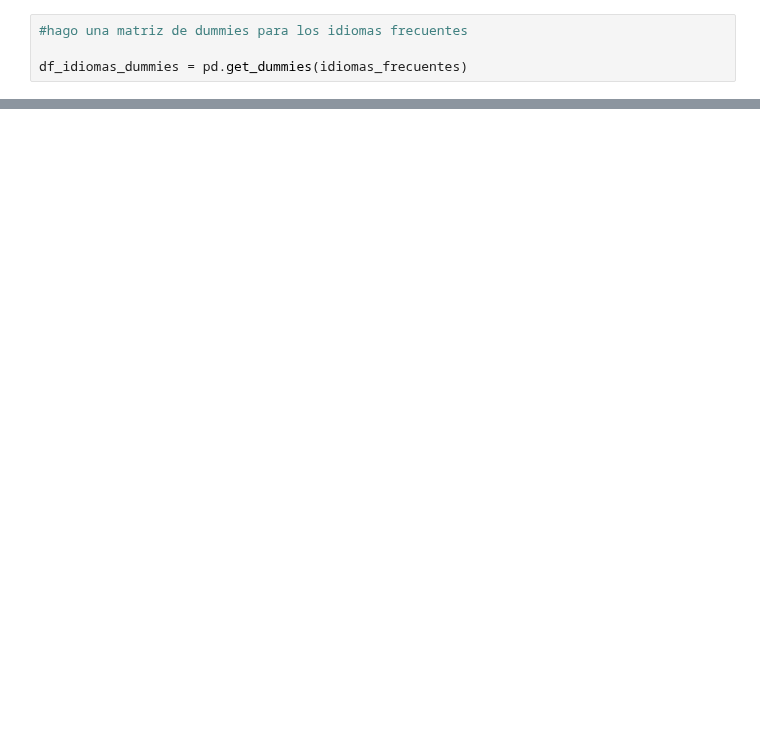
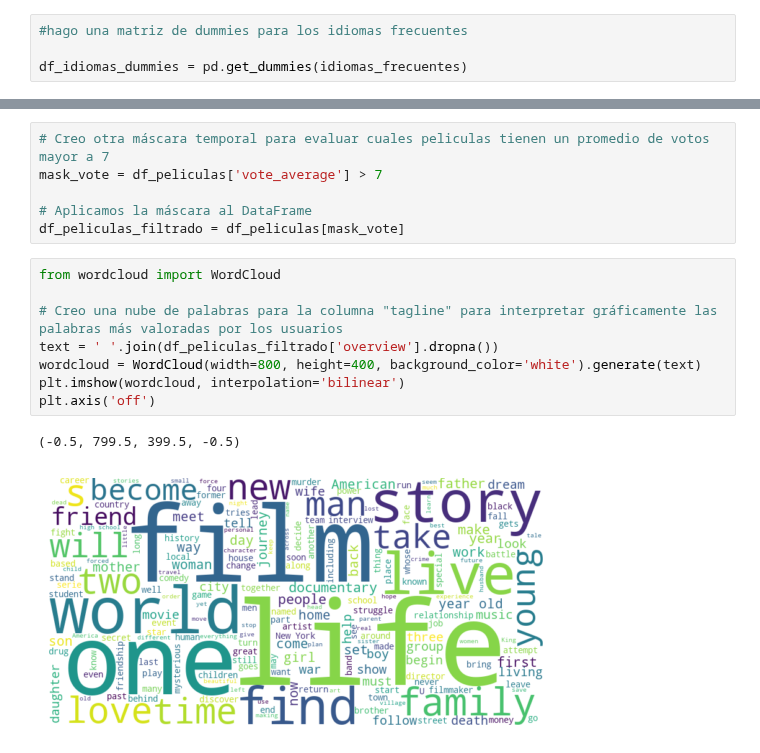
Before and after one commit to JuliaGastellu/MVP_recomendacion_recomendacion, a Jupyter notebook: proyecto/notebooks/EDA_PI01.ipynb, the cells around one changed output, grey strips where cells are left out. Drawn from its saved outputs; the diff is of its cells as text; blank space fills up the shorter version.

```diff
--- a/proyecto/notebooks/EDA_PI01.ipynb
+++ b/proyecto/notebooks/EDA_PI01.ipynb
@@ -382,0 +264,17 @@ df_reparto.head()
+# %%
+# Creo otra máscara temporal para evaluar cuales peliculas tienen un promedio de votos mayor a 7
+mask_vote = df_peliculas['vote_average'] > 7
+
+# Aplicamos la máscara al DataFrame
+df_peliculas_filtrado = df_peliculas[mask_vote]
+# %%
+from wordcloud import WordCloud
+
+# Creo una nube de palabras para la columna "tagline" para interpretar gráficamente las palabras más valoradas por los usuarios
+text = ' '.join(df_peliculas_filtrado['overview'].dropna())
+wordcloud = WordCloud(width=800, height=400, background_color='white').generate(text)
+plt.imshow(wordcloud, interpolation='bilinear')
+plt.axis('off')
+# %% [output]
+(-0.5, 799.5, 399.5, -0.5)
+[figure, added]
```
Also changed, not shown: parts of 31 cells of this notebook, 3 other files.
